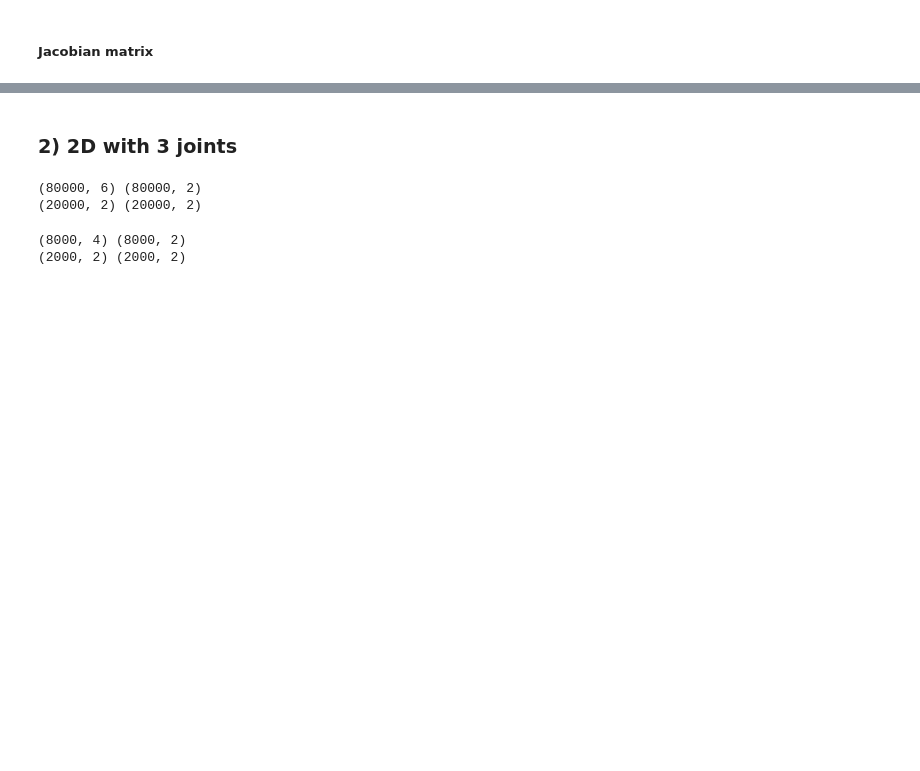
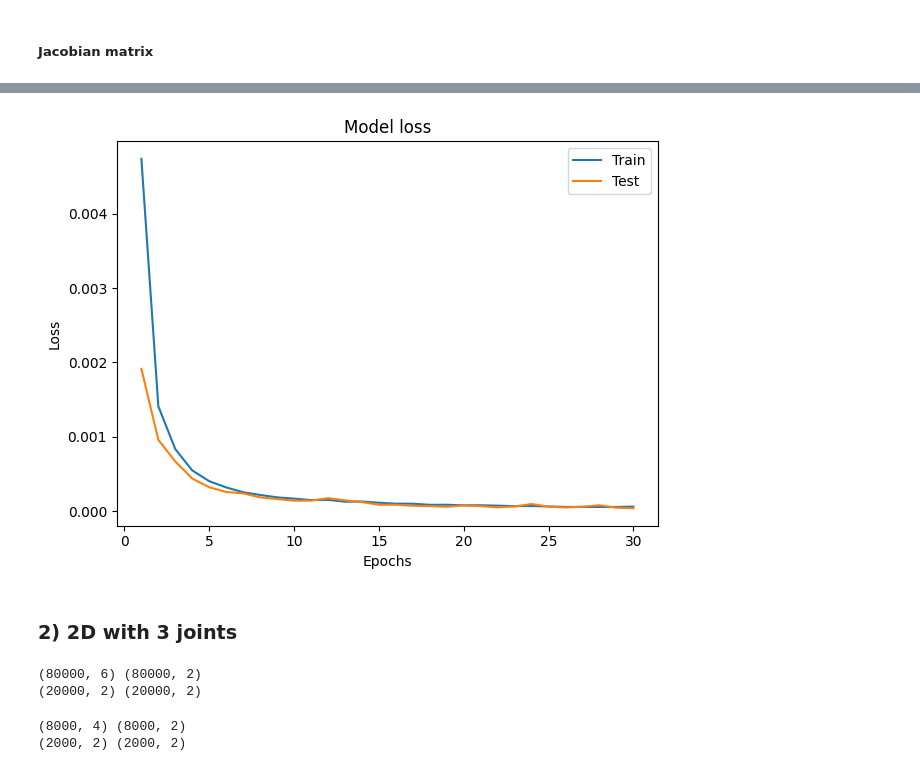
Before and after one commit to Mowibox/Mujoco-ML, a Jupyter notebook: mujoco_ml.ipynb, the cells around one changed output, grey strips where cells are left out. Saved outputs shown, nothing was run; the diff lists cells and outputs as text; code cells hidden in the pictures; blank space fills up the shorter version.

```diff
--- a/mujoco_ml.ipynb
+++ b/mujoco_ml.ipynb
@@ -590,0 +575,5 @@ Jacobian Matrix analytical:
+# %%
+X_2R_raw = df_2R[['j0', ' j1']].values
+
+X_2R_raw = pd.DataFrame(X_2R_raw, columns=['j0', 'j1'])
+display(X_2R_raw.head(2))
@@ -590,0 +584,13 @@ Jacobian Matrix analytical:
+# %%
+percentage = 0.1
+X_2R_raw_train, X_2R_raw_test, y_2R_raw_train, y_2R_raw_test = train_test_split(X_2R_raw, y_2R_pos, test_size=0.2, random_state=2184503)
+
+subset_size_train = int(len(X_2R_raw_train)*percentage)
+subset_size_test = int(len(X_2R_raw_test)*percentage)
+X_2R_raw_train = X_2R_raw_train[:subset_size_train]
+y_2R_raw_train = y_2R_raw_train[:subset_size_train]
+X_2R_raw_test = X_2R_raw_test[:subset_size_test]
+y_2R_raw_test = y_2R_raw_test[:subset_size_test]
+
+print(X_2R_raw_train.shape, y_2R_raw_train.shape)
+print(y_2R_raw_test.shape, y_2R_raw_test.shape)
@@ -590,0 +600,8 @@ Jacobian Matrix analytical:
+# %%
+model_2R_raw = Sequential()
+model_2R_raw.add(Input((X_2R_raw_train.shape[1],)))
+model_2R_raw.add(Dense(32, activation="relu"))
+model_2R_raw.add(Dense(32, activation="relu"))
+model_2R_raw.add(Dense(y_2R_raw_train.shape[1], activation="linear"))
+
+model_2R_raw.summary()
@@ -590,0 +622,11 @@ Jacobian Matrix analytical:
+# %%
+epochs = 30
+
+model_2R_raw.compile(loss=angular_loss, optimizer=Adam(learning_rate=0.001))
+
+history_2R_raw = model_2R_raw.fit(X_2R_raw_train, y_2R_raw_train,
+                    epochs=epochs,
+                    validation_data=(X_2R_raw_test, y_2R_raw_test),
+                    verbose=1)
+
+print(f"== Final loss ==\nTrain: {history_2R_raw.history['loss'][-1]}\nTest: {history_2R_raw.history['val_loss'][-1]}")
@@ -591,3 +651,8 @@ Jacobian Matrix analytical:
+# %%
+displayLearningCurve(history=history_2R_raw,
+                     epochs=epochs)
+# %% [output]
+[figure, added]
 # %% [markdown]
 ### 2) 2D with 3 joints
 # %%
```
Also changed, not shown: parts of 32 cells of this notebook.
